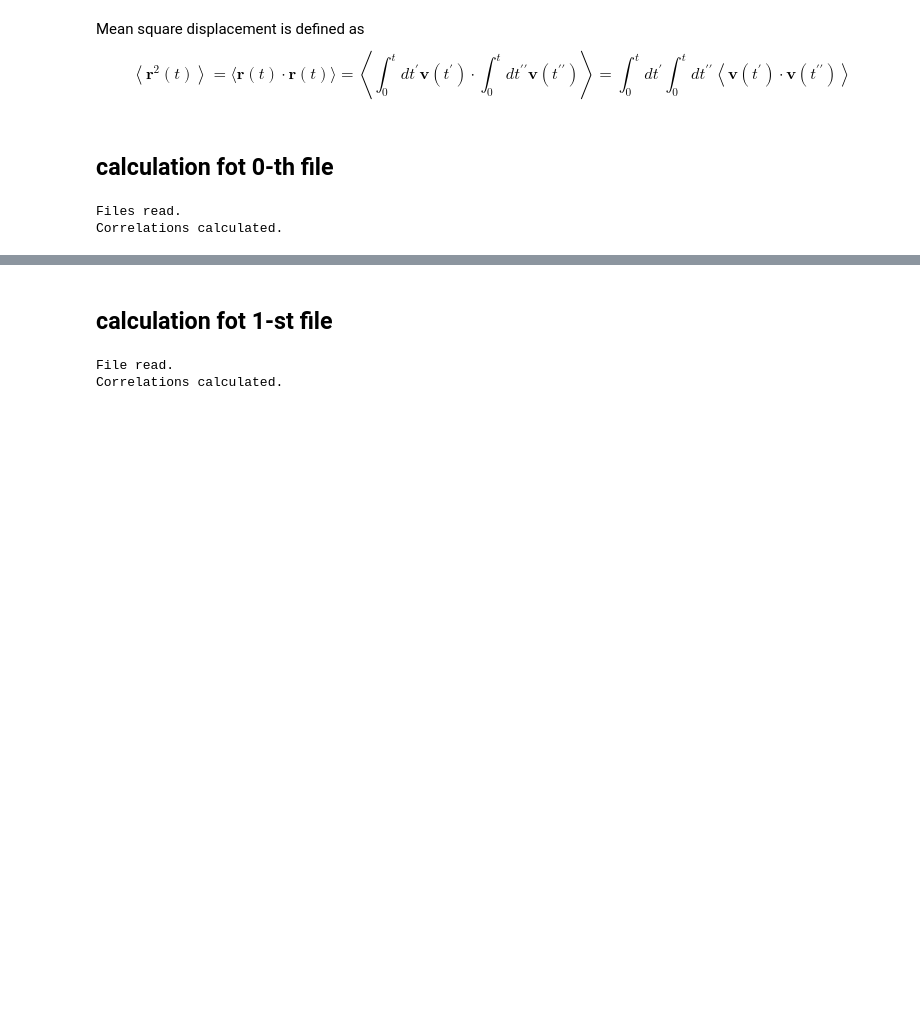
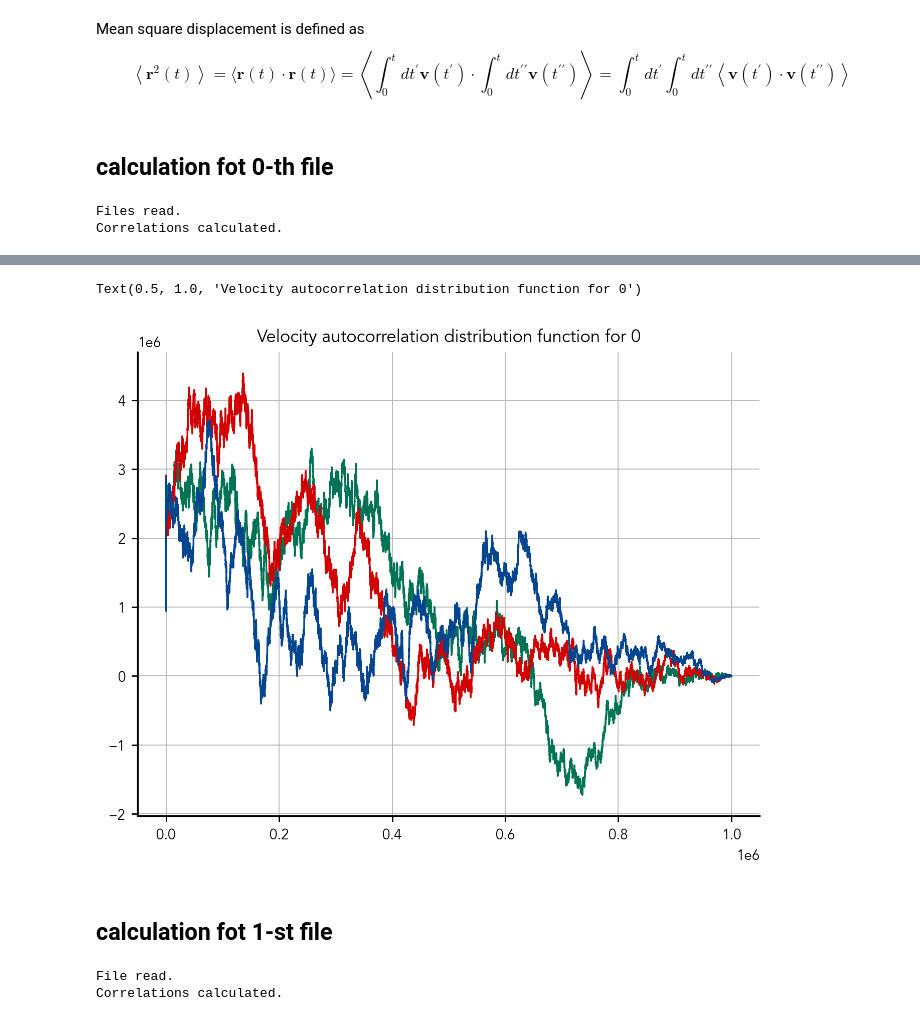
Before and after one commit to Kubiczek36/computational_physics, a Jupyter notebook: ps6/problem_16.ipynb, the cells around one changed output, grey strips where cells are left out. Drawn from its saved outputs; the diff is of its cells as text; code cells hidden in the pictures; blank space fills up the shorter version.

```diff
--- a/ps6/problem_16.ipynb
+++ b/ps6/problem_16.ipynb
@@ -80,3 +82,12 @@ Text(0.5, 1.0, 'Velocity autocorrelation functions.')
+# %%
+# calculate the the distribution function of the autocorrelation functions
+plt.plot(t_0[1:], cumtrapz(aut_v_x_0, t_0), label=r'$\langle v_x(t) v_x(0) \rangle$')
+plt.plot(t_0[1:], cumtrapz(aut_v_y_0, t_0), label=r'$\langle v_y(t) v_y(0) \rangle$')
+plt.plot(t_0[1:], cumtrapz(aut_v_z_0, t_0), label=r'$\langle v_z(t) v_z(0) \rangle$')
+plt.title(r'Velocity autocorrelation distribution function for 0')
+# %% [output]
+Text(0.5, 1.0, 'Velocity autocorrelation distribution function for 0')
+[figure, added]
 # %%
 D_0 = diffusion_const_3d(df_0['t'].to_numpy(), v_0)
 # %%
```
Also changed, not shown: parts of 10 cells of this notebook.
